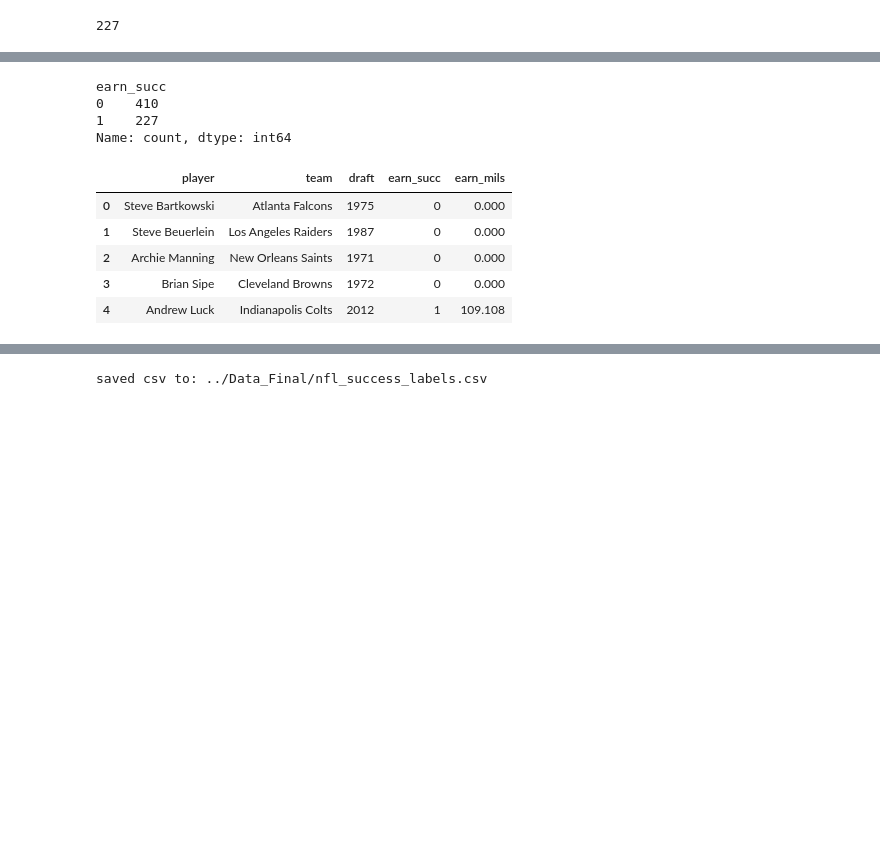
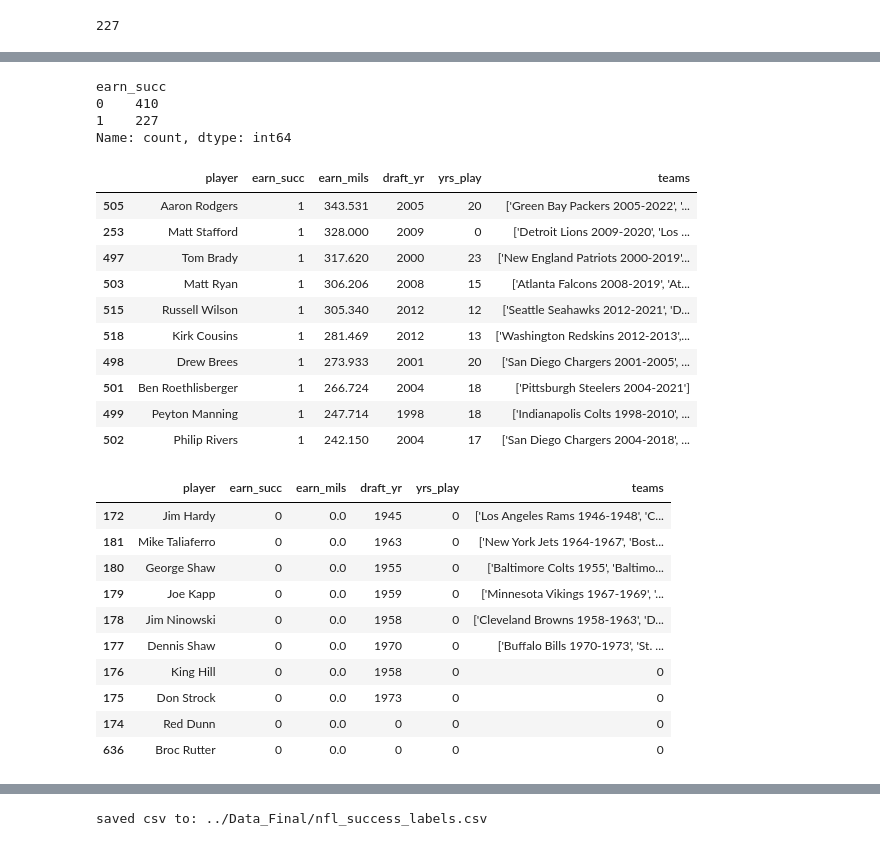
Before and after one commit to willablackmon/nfl_quarterback_draft, a Jupyter notebook: Data_Cleaning/nfl_success_labels.ipynb, the cells around one changed output, grey strips where cells are left out. Saved outputs shown, nothing was run; the diff lists cells and outputs as text; code cells hidden in the pictures; blank space fills up the shorter version.

```diff
--- a/Data_Cleaning/nfl_success_labels.ipynb
+++ b/Data_Cleaning/nfl_success_labels.ipynb
@@ -58,15 +83,11 @@ to_do:
 # %%
-import pandas as pd
 
-# <NA> used by INT64, vs. NaN
-as_int = ['draft', 'rd', 'pick','yrs_play','games', 'hof', 'SBs',
-       'att', 'comp', 'pass_yds', 'TD', 'pydsPG', 'int',
+# reimport, applying type Int64 to applicable columns. Note <NA> used by INT64, vs. NaN
+float_to_int = ['draft_yr', 'rd', 'pick','yrs_play','games', 'hof_yr','hof_yes', 'SBs',
+       'att', 'comp', 'TD', 'int',
        'sacks', 'pick_6', 'GWD', '4QC','wt','wins', 'loss']
 
-file_in = "../Data_Final/nfl_merged.csv"
-
-dtype_dict = {col:'Int64' for col in as_int}
-
+dtype_dict = {col:'Int64' for col in float_to_int}
 df = pd.read_csv(file_in, dtype=dtype_dict)
 
 col_count = len(df.columns)
@@ -167,15 +175,0 @@ Name: count, dtype: Int64
-# %%
-#  5564 are active players, set to 0
-cleaning_df['hof'].replace(5564, 0, inplace=True)
-
-hof_dict = {'Bob Waterfield': 1965,
-'Arnie Herber' : 1966,
-'Benny Friedman': 2005,
-'Ace Parker': 1972,
-'Joe Montana': 2000,
-'Jim Kelly': 2002
-}
-
-# Update the 'hof' column based on the dictionary
-cleaning_df['hof'] = cleaning_df['player'].map(hof_dict).fillna(cleaning_df['hof'])
-cleaning_df['hof'].value_counts()
@@ -200,9 +176,9 @@ Name: count, dtype: Int64
 # %%
-# if there is a numberical value (year between 1950 and 2026) in the hof column, put a 1 in new hof_succ column in the cleaning_df dataframe
+# if there is a numerical value (year between 1950 and 2026) in the hof column, put a 1 in new hof_succ column in the cleaning_df dataframe
 
 # Create the 'hof_succ' column based on the condition
-cleaning_df['hof_succ'] = cleaning_df['hof'].apply(lambda x: 1 if pd.notna(x) and 1950 <= x <= 2026 else 0)
+cleaning_df['hof_succ'] = cleaning_df['hof_yr'].apply(lambda x: 1 if pd.notna(x) and 1950 <= x <= 2026 else 0)
 
 # Display the first few rows to verify the changes
-display(cleaning_df[['player', 'team', 'draft','hof_succ', 'hof']].head())
+display(cleaning_df[['player', 'team_names', 'draft_yr','hof_succ', 'hof_yes', 'hof_yr']].head())
 # %% [output]
@@ -377,24 +357,44 @@ Name: count, dtype: int64
 # %%
 # **earn_succ:** Earnings Success : career_earnings > $5M
 #       'earn_mils',
+
+# create new column in main dataframe cleaning_df
 cleaning_df['earn_succ'] = (cleaning_df['earn_mils'] >= 1).astype(int)
 
-earn_df = cleaning_df[['player', 'team', 'draft', 'earn_succ','earn_mils']]
+# view the sub-Dataframe...
+earn_df = cleaning_df[['player', 'earn_succ','earn_mils', 'draft_yr', 'yrs_play', 'teams']]
+print(earn_df['earn_succ'].value_counts())
 
-
-print(earn_df['earn_succ'].value_counts())
-earn_df[['player', 'team', 'draft', 'earn_succ','earn_mils']].head()
+# view the cleaning_df
+display(cleaning_df[['player', 'earn_succ','earn_mils', 'draft_yr', 'yrs_play', 'teams']].sort_values(by='earn_mils', ascending=False).head(10))
+display(cleaning_df[['player', 'earn_succ','earn_mils', 'draft_yr', 'yrs_play', 'teams']].sort_values(by='earn_mils', ascending=False).tail(10))
 # %% [output]
 earn_succ
 0    410
 1    227
 Name: count, dtype: int64
-|  | player | team | draft | earn_succ | earn_mils |
-| 0 | Steve Bartkowski | Atlanta Falcons | 1975 | 0 | 0.000 |
-| 1 | Steve Beuerlein | Los Angeles Raiders | 1987 | 0 | 0.000 |
-| 2 | Archie Manning | New Orleans Saints | 1971 | 0 | 0.000 |
-| 3 | Brian Sipe | Cleveland Browns | 1972 | 0 | 0.000 |
-| 4 | Andrew Luck | Indianapolis Colts | 2012 | 1 | 109.108 |
+|  | player | earn_succ | earn_mils | draft_yr | yrs_play | teams |
+| 505 | Aaron Rodgers | 1 | 343.531 | 2005 | 20 | ['Green Bay Packers 2005-2022', '... |
+| 253 | Matt Stafford | 1 | 328.000 | 2009 | 0 | ['Detroit Lions 2009-2020', 'Los ... |
+| 497 | Tom Brady | 1 | 317.620 | 2000 | 23 | ['New England Patriots 2000-2019'... |
+| 503 | Matt Ryan | 1 | 306.206 | 2008 | 15 | ['Atlanta Falcons 2008-2019', 'At... |
+| 515 | Russell Wilson | 1 | 305.340 | 2012 | 12 | ['Seattle Seahawks 2012-2021', 'D... |
+| 518 | Kirk Cousins | 1 | 281.469 | 2012 | 13 | ['Washington Redskins 2012-2013',... |
+| 498 | Drew Brees | 1 | 273.933 | 2001 | 20 | ['San Diego Chargers 2001-2005', ... |
+| 501 | Ben Roethlisberger | 1 | 266.724 | 2004 | 18 | ['Pittsburgh Steelers 2004-2021'] |
+| 499 | Peyton Manning | 1 | 247.714 | 1998 | 18 | ['Indianapolis Colts 1998-2010', ... |
+| 502 | Philip Rivers | 1 | 242.150 | 2004 | 17 | ['San Diego Chargers 2004-2018', ... |
+|  | player | earn_succ | earn_mils | draft_yr | yrs_play | teams |
+| 172 | Jim Hardy | 0 | 0.0 | 1945 | 0 | ['Los Angeles Rams 1946-1948', 'C... |
+| 181 | Mike Taliaferro | 0 | 0.0 | 1963 | 0 | ['New York Jets 1964-1967', 'Bost... |
+| 180 | George Shaw | 0 | 0.0 | 1955 | 0 | ['Baltimore Colts 1955', 'Baltimo... |
+| 179 | Joe Kapp | 0 | 0.0 | 1959 | 0 | ['Minnesota Vikings 1967-1969', '... |
+| 178 | Jim Ninowski | 0 | 0.0 | 1958 | 0 | ['Cleveland Browns 1958-1963', 'D... |
+| 177 | Dennis Shaw | 0 | 0.0 | 1970 | 0 | ['Buffalo Bills 1970-1973', 'St. ... |
+| 176 | King Hill | 0 | 0.0 | 1958 | 0 | 0 |
+| 175 | Don Strock | 0 | 0.0 | 1973 | 0 | 0 |
+| 174 | Red Dunn | 0 | 0.0 | 0 | 0 | 0 |
+| 636 | Broc Rutter | 0 | 0.0 | 0 | 0 | 0 |
 # %%
 # **long_succ:** Longevity success (years_played > 5 years)
 #       'yrs_play', 'games',
```
Also changed, not shown: parts of 15 cells of this notebook, 15 other files.
